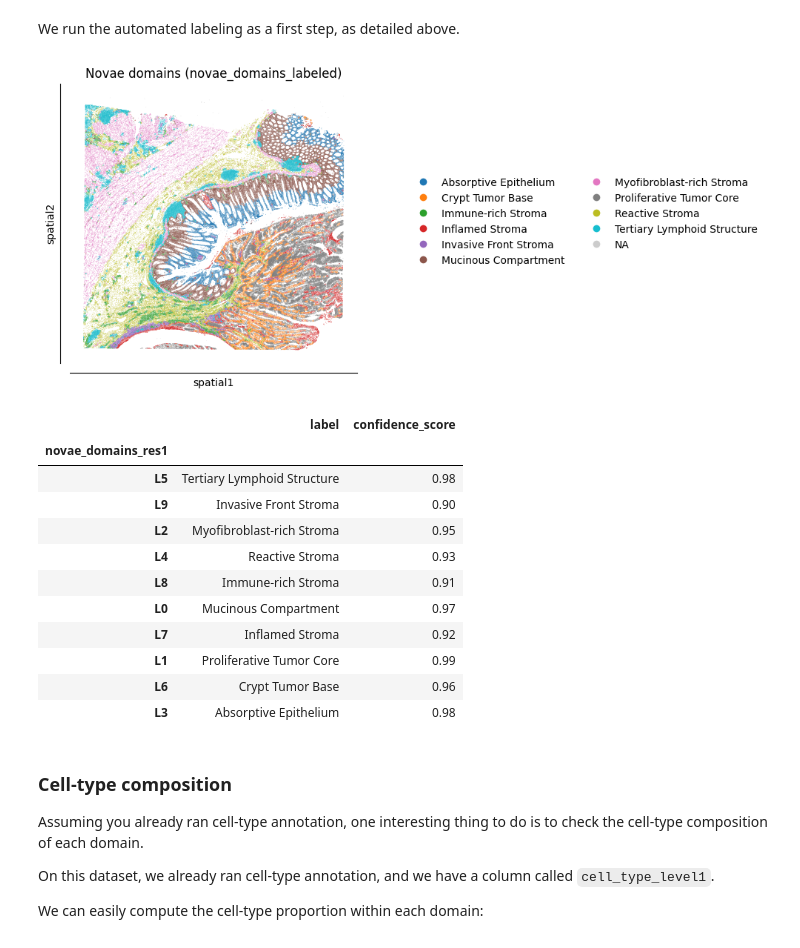
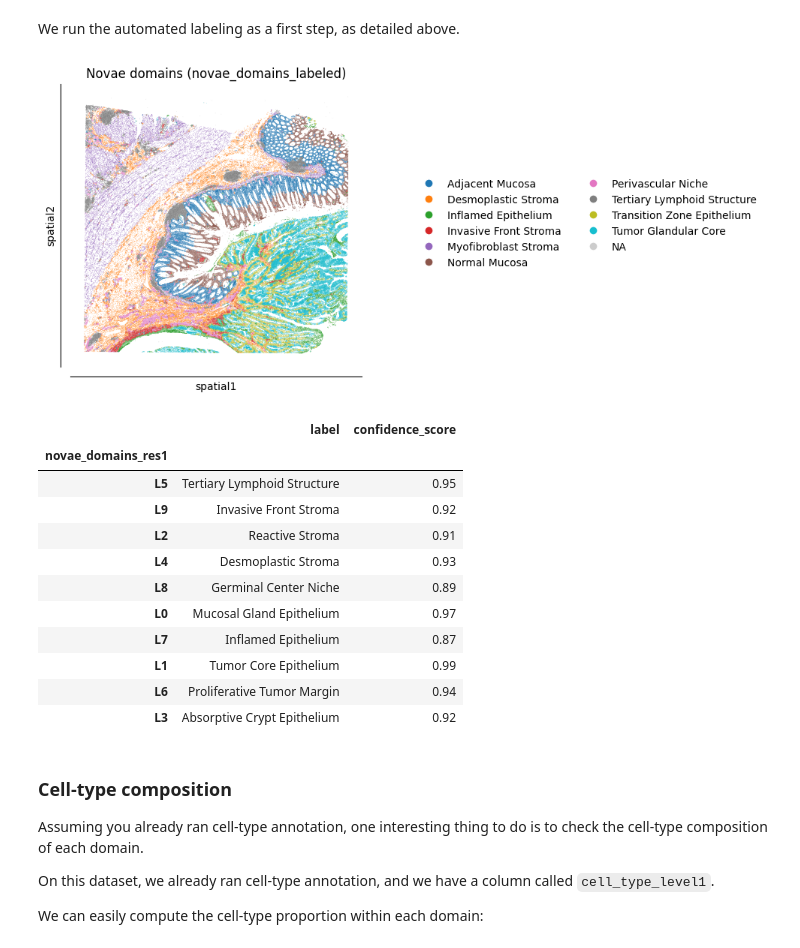
Before and after one commit to prism-oncology/novae, a Jupyter notebook: docs/tutorials/labeling.ipynb, the cells around one changed output. Cells and saved outputs as stored; diff of their text form; code cells hidden in the pictures.

```diff
--- a/docs/tutorials/labeling.ipynb
+++ b/docs/tutorials/labeling.ipynb
@@ -129,31 +129,32 @@ We run the automated labeling as a first step, as detailed above.
 # %%
 df_labels = novae.label_domains(
     adata,
     "novae_domains_res1",  # the column in adata.obs containing the domain IDs to label
-    tissue="colon-cancer",  # optional context (tissue or disease name)
+    tissue="colorectal-cancer",  # optional context (tissue or disease name)
     species="human",  # optional context (species name)
+    cell_type_key="cell_type_level1",  # optional column in adata.obs containing cell type annotations to use as additional context
 )
 
 adata.obs["novae_domains_labeled"] = adata.obs["novae_domains_res1"].map(df_labels["label"])
 
 novae.plot.domains(adata, obs_key="novae_domains_labeled")
 # %% [output]
-[figure, old version]
+[figure, new version]
 # %%
 df_labels
 # %% [output]
 |  | label | confidence_score |
 | novae_domains_res1 |  |  |
-| L5 | Tertiary Lymphoid Structure | 0.98 |
-| L9 | Invasive Front Stroma | 0.90 |
-| L2 | Myofibroblast-rich Stroma | 0.95 |
-| L4 | Reactive Stroma | 0.93 |
-| L8 | Immune-rich Stroma | 0.91 |
-| L0 | Mucinous Compartment | 0.97 |
-| L7 | Inflamed Stroma | 0.92 |
-| L1 | Proliferative Tumor Core | 0.99 |
-| L6 | Crypt Tumor Base | 0.96 |
-| L3 | Absorptive Epithelium | 0.98 |
+| L5 | Tertiary Lymphoid Structure | 0.95 |
+| L9 | Invasive Front Stroma | 0.92 |
+| L2 | Reactive Stroma | 0.91 |
+| L4 | Desmoplastic Stroma | 0.93 |
+| L8 | Germinal Center Niche | 0.89 |
+| L0 | Mucosal Gland Epithelium | 0.97 |
+| L7 | Inflamed Epithelium | 0.87 |
+| L1 | Tumor Core Epithelium | 0.99 |
+| L6 | Proliferative Tumor Margin | 0.94 |
+| L3 | Absorptive Crypt Epithelium | 0.92 |
 # %% [markdown]
 ### Cell-type composition
 
```
Also changed, not shown: parts of 5 cells of this notebook, 2 other files.
